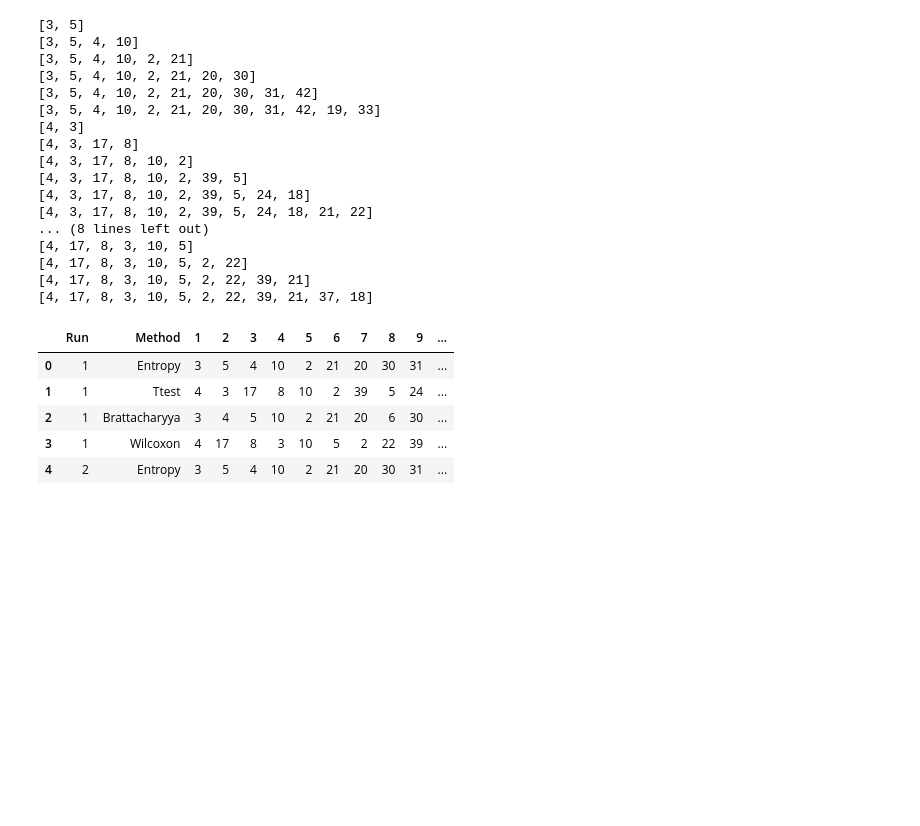
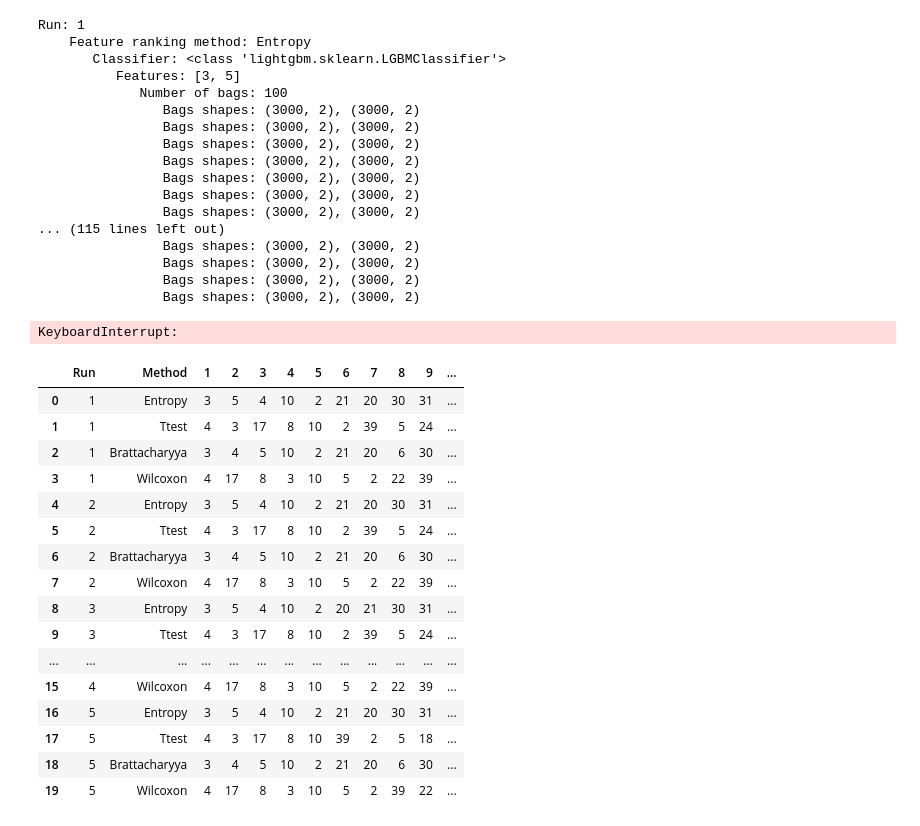
Before and after one commit to Robert-Aduviri/genomic-causality-prediction, a Jupyter notebook: SVMExperiments/03 - Matlab.ipynb, the cells around one changed output. Cells and saved outputs as stored; diff of their text form; code cells hidden in the pictures; blank space fills up the shorter version.

```diff
--- a/SVMExperiments/03 - Matlab.ipynb
+++ b/SVMExperiments/03 - Matlab.ipynb
@@ -56,29 +94,42 @@ Wall time: 13.2 s
 # %%
-FeatRank, Bags = classify_feature_rank('Erk', 'Dc', 'BCR', 0.01, 300, 5, [2,4,6,8,10,12], True)
+FeatRank, Bags = classify_feature_rank('Erk', 'Dc', 'BCR', 0.01, [100,200,300],
+                                       [1,2,3,4,5], [2,4,6,8,10,12], True)
 # %% [output]
-[3, 5]
-[3, 5, 4, 10]
-[3, 5, 4, 10, 2, 21]
-[3, 5, 4, 10, 2, 21, 20, 30]
-[3, 5, 4, 10, 2, 21, 20, 30, 31, 42]
-[3, 5, 4, 10, 2, 21, 20, 30, 31, 42, 19, 33]
-[4, 3]
-[4, 3, 17, 8]
-[4, 3, 17, 8, 10, 2]
-[4, 3, 17, 8, 10, 2, 39, 5]
-[4, 3, 17, 8, 10, 2, 39, 5, 24, 18]
-[4, 3, 17, 8, 10, 2, 39, 5, 24, 18, 21, 22]
-... (8 lines left out)
-[4, 17, 8, 3, 10, 5]
-[4, 17, 8, 3, 10, 5, 2, 22]
-[4, 17, 8, 3, 10, 5, 2, 22, 39, 21]
-[4, 17, 8, 3, 10, 5, 2, 22, 39, 21, 37, 18]
+Run: 1
+    Feature ranking method: Entropy
+       Classifier: <class 'lightgbm.sklearn.LGBMClassifier'>
+          Features: [3, 5]
+             Number of bags: 100
+                Bags shapes: (3000, 2), (3000, 2)
+                Bags shapes: (3000, 2), (3000, 2)
+                Bags shapes: (3000, 2), (3000, 2)
+                Bags shapes: (3000, 2), (3000, 2)
+                Bags shapes: (3000, 2), (3000, 2)
+                Bags shapes: (3000, 2), (3000, 2)
+                Bags shapes: (3000, 2), (3000, 2)
+... (115 lines left out)
+                Bags shapes: (3000, 2), (3000, 2)
+                Bags shapes: (3000, 2), (3000, 2)
+                Bags shapes: (3000, 2), (3000, 2)
+                Bags shapes: (3000, 2), (3000, 2)
+KeyboardInterrupt:
 # %%
-FeatRank.head()
+FeatRank
 # %% [output]
 |  | Run | Method | 1 | 2 | 3 | 4 | 5 | 6 | 7 | 8 | 9 | ... |
 | 0 | 1 | Entropy | 3 | 5 | 4 | 10 | 2 | 21 | 20 | 30 | 31 | ... |
 | 1 | 1 | Ttest | 4 | 3 | 17 | 8 | 10 | 2 | 39 | 5 | 24 | ... |
 | 2 | 1 | Brattacharyya | 3 | 4 | 5 | 10 | 2 | 21 | 20 | 6 | 30 | ... |
 | 3 | 1 | Wilcoxon | 4 | 17 | 8 | 3 | 10 | 5 | 2 | 22 | 39 | ... |
 | 4 | 2 | Entropy | 3 | 5 | 4 | 10 | 2 | 21 | 20 | 30 | 31 | ... |
+| 5 | 2 | Ttest | 4 | 3 | 17 | 8 | 10 | 2 | 39 | 5 | 24 | ... |
+| 6 | 2 | Brattacharyya | 3 | 4 | 5 | 10 | 2 | 21 | 20 | 6 | 30 | ... |
+| 7 | 2 | Wilcoxon | 4 | 17 | 8 | 3 | 10 | 5 | 2 | 22 | 39 | ... |
+| 8 | 3 | Entropy | 3 | 5 | 4 | 10 | 2 | 20 | 21 | 30 | 31 | ... |
+| 9 | 3 | Ttest | 4 | 3 | 17 | 8 | 10 | 2 | 39 | 5 | 24 | ... |
+| ... | ... | ... | ... | ... | ... | ... | ... | ... | ... | ... | ... | ... |
+| 15 | 4 | Wilcoxon | 4 | 17 | 8 | 3 | 10 | 5 | 2 | 22 | 39 | ... |
+| 16 | 5 | Entropy | 3 | 5 | 4 | 10 | 2 | 21 | 20 | 30 | 31 | ... |
+| 17 | 5 | Ttest | 4 | 3 | 17 | 8 | 10 | 39 | 2 | 5 | 18 | ... |
+| 18 | 5 | Brattacharyya | 3 | 4 | 5 | 10 | 2 | 21 | 20 | 6 | 30 | ... |
+| 19 | 5 | Wilcoxon | 4 | 17 | 8 | 3 | 10 | 5 | 2 | 39 | 22 | ... |
```
Also changed, not shown: parts of 27 cells of this notebook, 1 other file.
